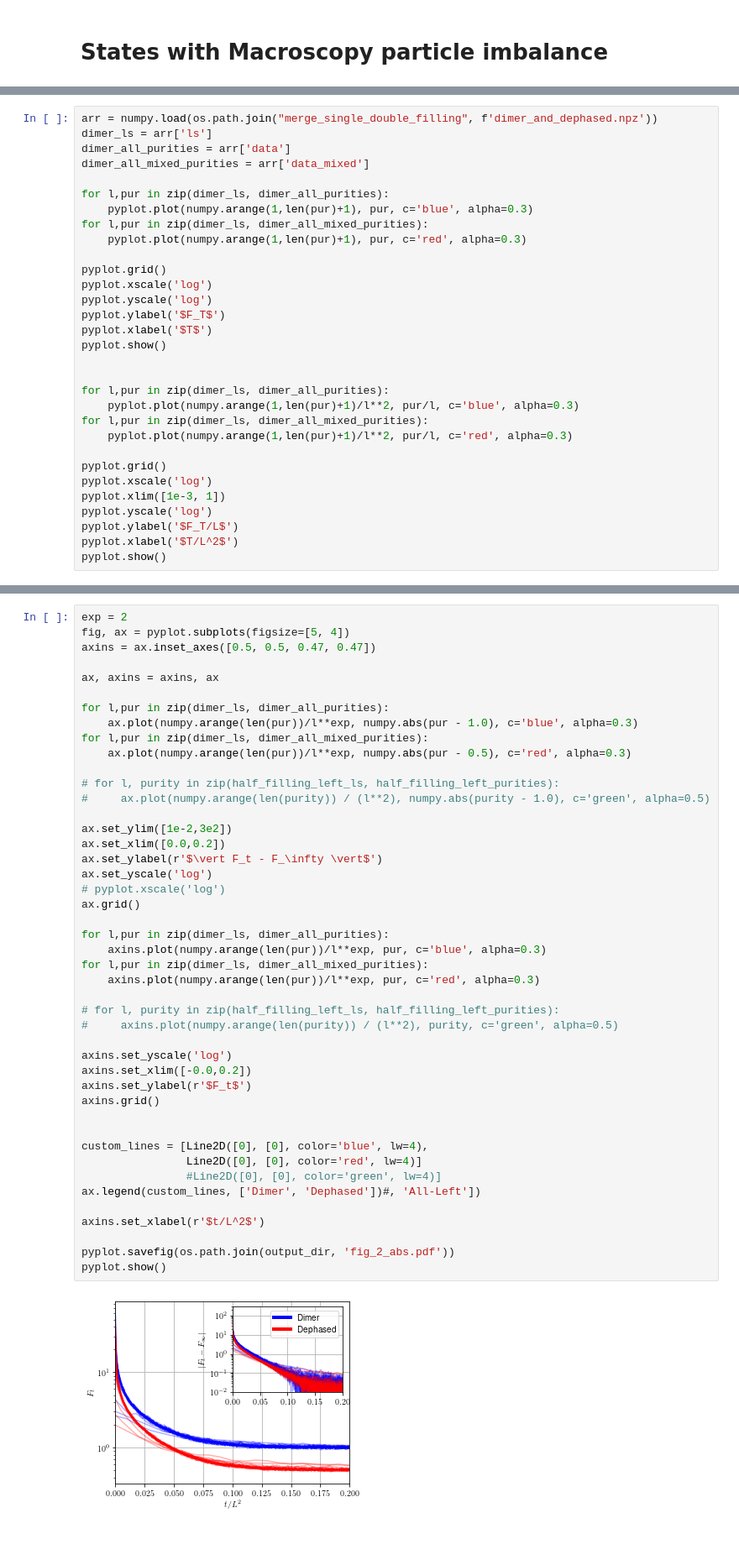
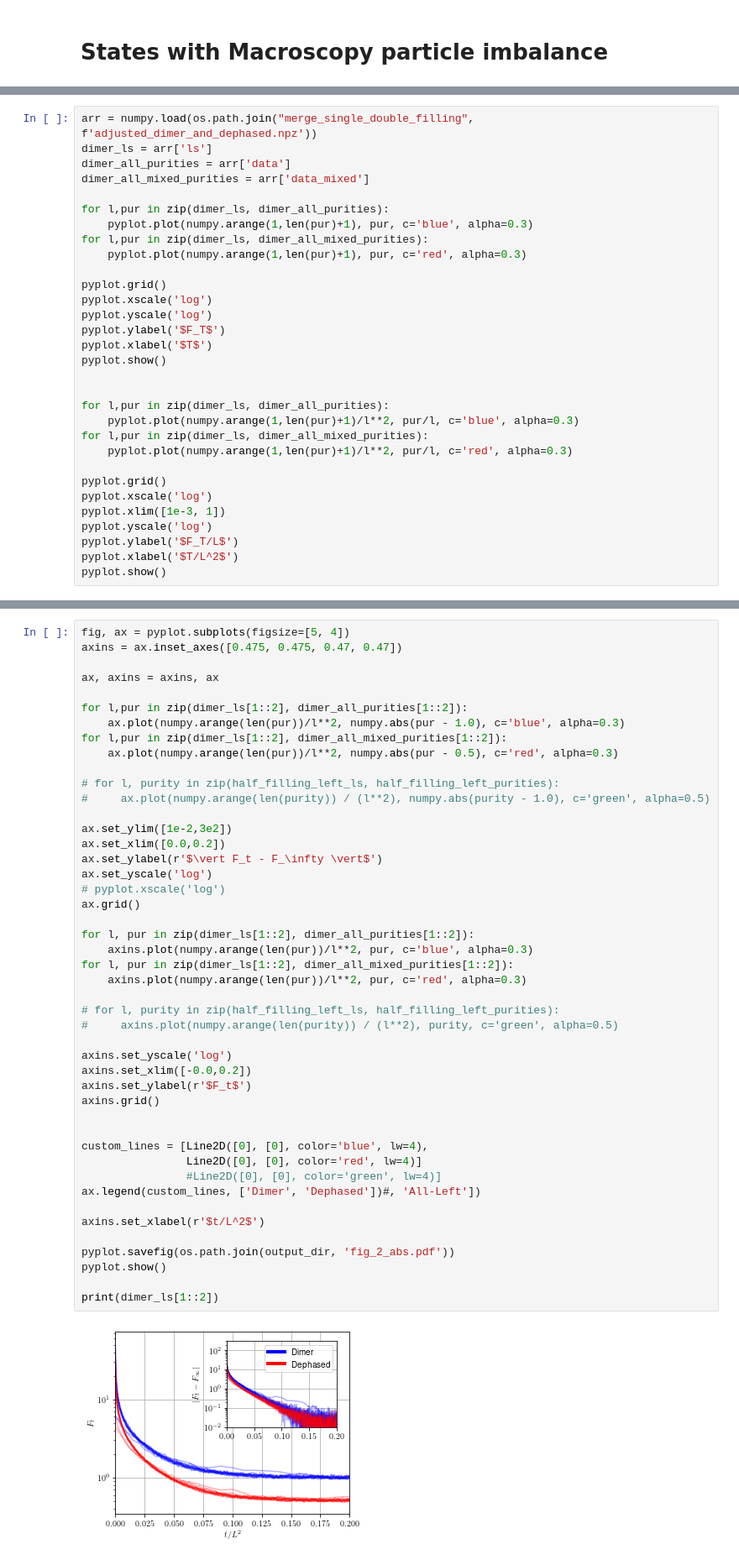
Before and after one commit to Renmusxd/RandomUnitaryLayers, a Jupyter notebook: jupyter/PaperData/PaperPlots.ipynb, the cells around one changed output, grey strips where cells are left out. Shown at 84% size. Drawn from its saved outputs; the diff is of its cells as text.

Commit message:
Restrict dimer states to middle of even multiples of L=10

```diff
--- a/jupyter/PaperData/PaperPlots.ipynb
+++ b/jupyter/PaperData/PaperPlots.ipynb
@@ -82,7 +82,7 @@ pyplot.show()
 # %% [output]
 [figure]
 # %%
-arr = numpy.load(os.path.join("merge_single_double_filling", f'dimer_and_dephased.npz'))
+arr = numpy.load(os.path.join("merge_single_double_filling", f'adjusted_dimer_and_dephased.npz'))
 dimer_ls = arr['ls']
 dimer_all_purities = arr['data']
 dimer_all_mixed_purities = arr['data_mixed']
@@ -160,47 +160,48 @@ pyplot.show()
 # %%
-exp = 2
 fig, ax = pyplot.subplots(figsize=[5, 4])
-axins = ax.inset_axes([0.5, 0.5, 0.47, 0.47])
+axins = ax.inset_axes([0.475, 0.475, 0.47, 0.47])
 
 ax, axins = axins, ax
 
-for l,pur in zip(dimer_ls, dimer_all_purities):
-    ax.plot(numpy.arange(len(pur))/l**exp, numpy.abs(pur - 1.0), c='blue', alpha=0.3)
-for l,pur in zip(dimer_ls, dimer_all_mixed_purities):
-    ax.plot(numpy.arange(len(pur))/l**exp, numpy.abs(pur - 0.5), c='red', alpha=0.3)
+for l,pur in zip(dimer_ls[1::2], dimer_all_purities[1::2]):
+    ax.plot(numpy.arange(len(pur))/l**2, numpy.abs(pur - 1.0), c='blue', alpha=0.3)
+for l,pur in zip(dimer_ls[1::2], dimer_all_mixed_purities[1::2]):
+    ax.plot(numpy.arange(len(pur))/l**2, numpy.abs(pur - 0.5), c='red', alpha=0.3)
 
 # for l, purity in zip(half_filling_left_ls, half_filling_left_purities):
 #     ax.plot(numpy.arange(len(purity)) / (l**2), numpy.abs(purity - 1.0), c='green', alpha=0.5)
 
 ax.set_ylim([1e-2,3e2])
 ax.set_xlim([0.0,0.2])
 ax.set_ylabel(r'$\vert F_t - F_\infty \vert$')
 ax.set_yscale('log')
 # pyplot.xscale('log')
 ax.grid()
 
-for l,pur in zip(dimer_ls, dimer_all_purities):
-    axins.plot(numpy.arange(len(pur))/l**exp, pur, c='blue', alpha=0.3)
-for l,pur in zip(dimer_ls, dimer_all_mixed_purities):
-    axins.plot(numpy.arange(len(pur))/l**exp, pur, c='red', alpha=0.3)
+for l, pur in zip(dimer_ls[1::2], dimer_all_purities[1::2]):
+    axins.plot(numpy.arange(len(pur))/l**2, pur, c='blue', alpha=0.3)
+for l, pur in zip(dimer_ls[1::2], dimer_all_mixed_purities[1::2]):
+    axins.plot(numpy.arange(len(pur))/l**2, pur, c='red', alpha=0.3)
 
 # for l, purity in zip(half_filling_left_ls, half_filling_left_purities):
 #     axins.plot(numpy.arange(len(purity)) / (l**2), purity, c='green', alpha=0.5)
 
 axins.set_yscale('log')
 axins.set_xlim([-0.0,0.2])
 axins.set_ylabel(r'$F_t$')
 axins.grid()
 
 
 custom_lines = [Line2D([0], [0], color='blue', lw=4),
                 Line2D([0], [0], color='red', lw=4)]
                 #Line2D([0], [0], color='green', lw=4)]
 ax.legend(custom_lines, ['Dimer', 'Dephased'])#, 'All-Left'])
 
 axins.set_xlabel(r'$t/L^2$')
 
 pyplot.savefig(os.path.join(output_dir, 'fig_2_abs.pdf'))
 pyplot.show()
+
+print(dimer_ls[1::2])
 # %% [output]
-[figure, old version]
+[figure, new version]
```
Also changed, not shown: parts of 3 cells of this notebook, 5 other files.
